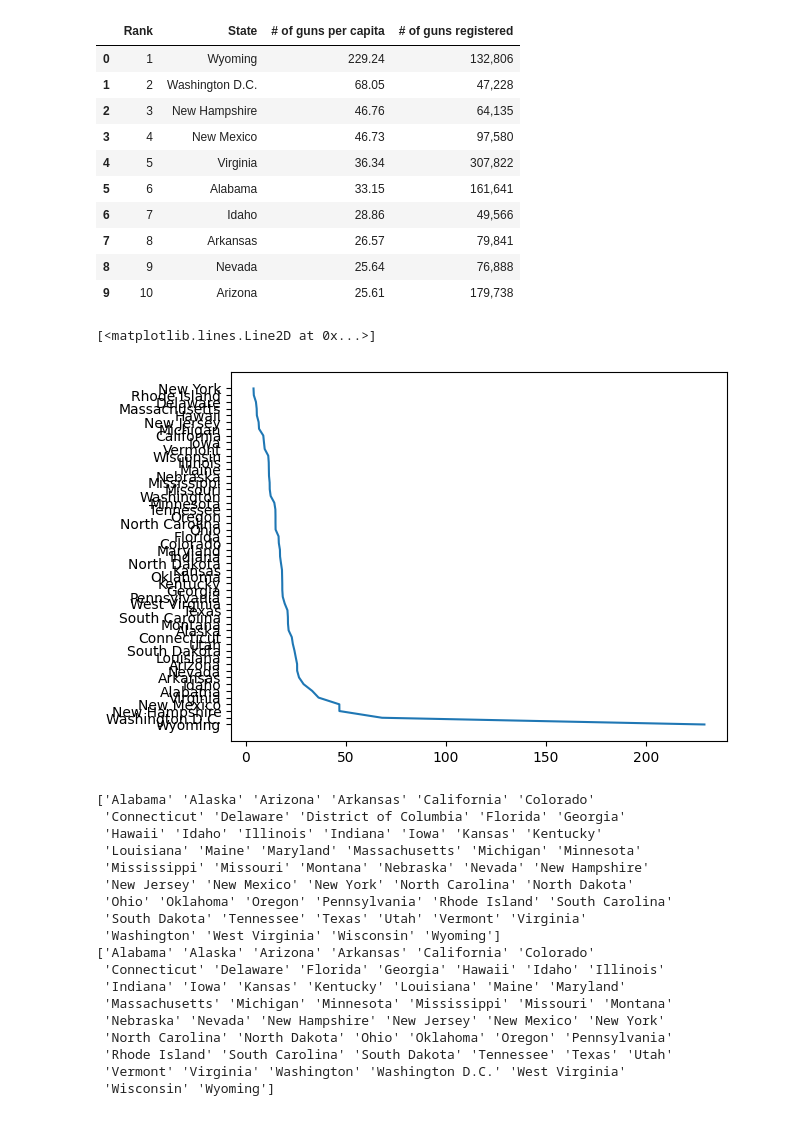
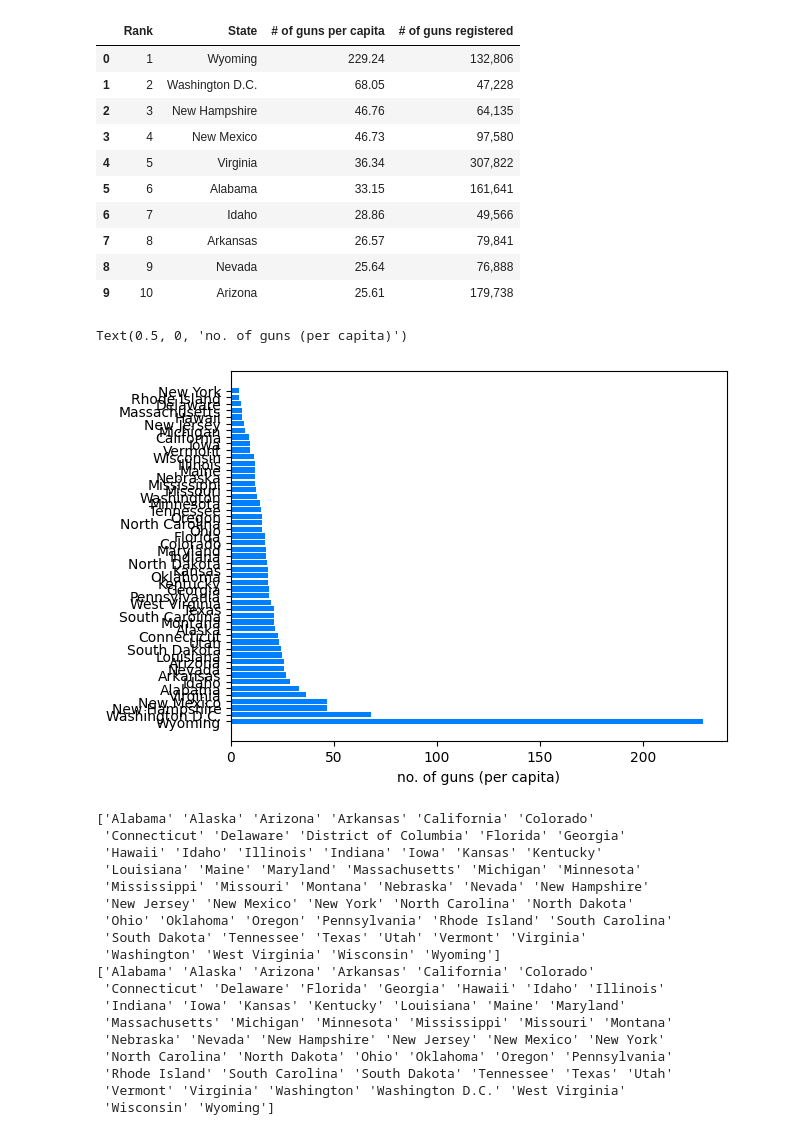
Before and after one commit to usefulmove/code, a Jupyter notebook: guns/guns.ipynb, the cells around one changed output. Drawn from its saved outputs; the diff is of its cells as text; code cells hidden in the pictures.

```diff
--- a/guns/guns.ipynb
+++ b/guns/guns.ipynb
@@ -74,11 +74,12 @@ display(gpc.head(10))
 | 7 | 8 | Arkansas | 26.57 | 79,841 |
 | 8 | 9 | Nevada | 25.64 | 76,888 |
 | 9 | 10 | Arizona | 25.61 | 179,738 |
-# %%
-plt.plot(gpc['# of guns per capita'], gpc['State'])
-# %% [output]
-[<matplotlib.lines.Line2D at 0x...>]
-[figure, removed]
+# %%
+plt.barh(gpc['State'], gpc['# of guns per capita'], color="#0080ff")
+plt.xlabel("no. of guns (per capita)")
+# %% [output]
+Text(0.5, 0, 'no. of guns (per capita)')
+[figure, added]
 # %%
 set_one = data.state.unique()
 set_one.sort()
```
Also changed, not shown: parts of 6 cells of this notebook.
